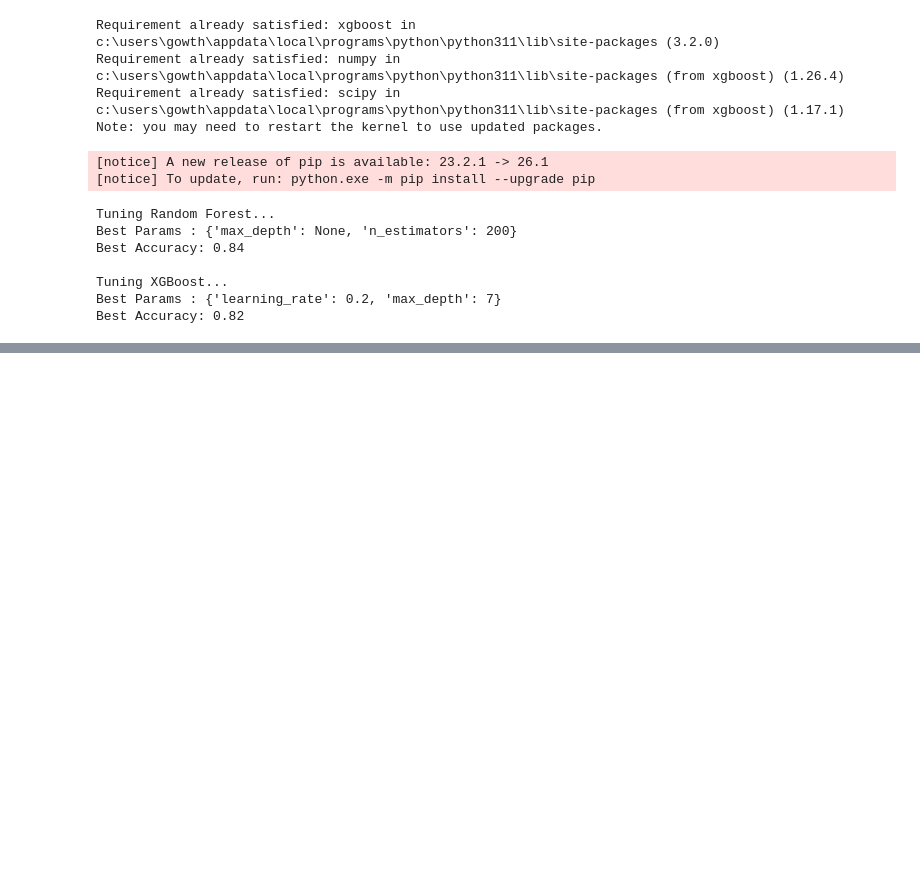
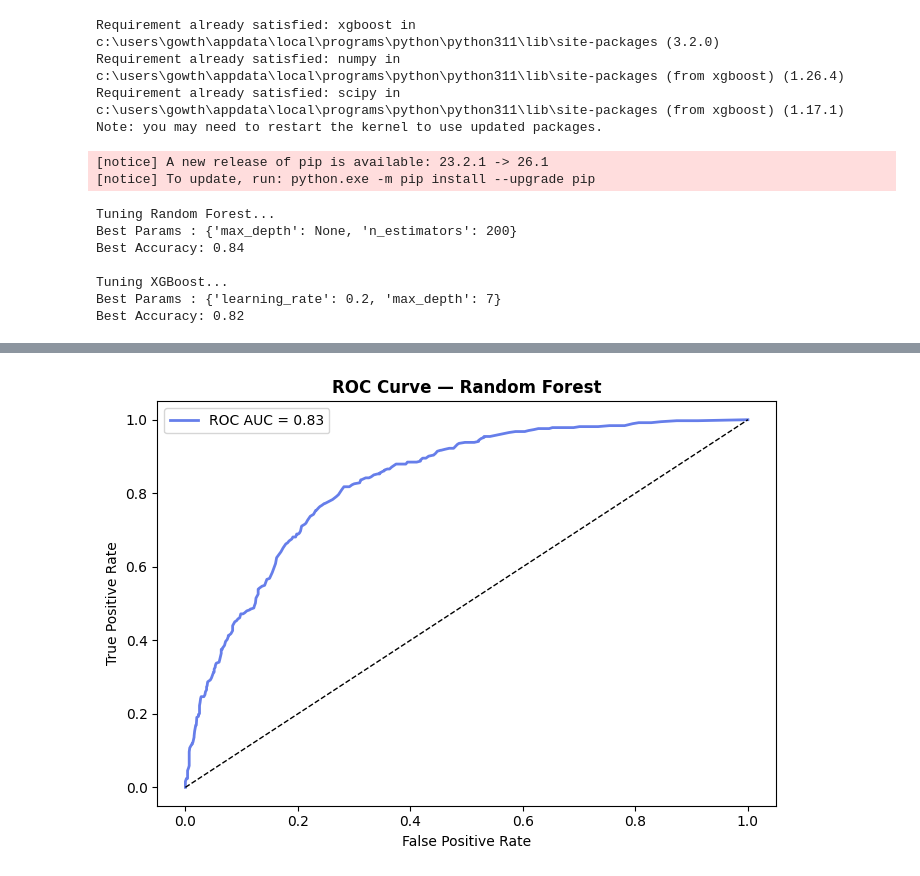
Before and after one commit to Gowrykrishna/Customer_Churn_Prediction, a Jupyter notebook: churn_analysis.ipynb, the cells around one changed output, grey strips where cells are left out. Cells and saved outputs as stored; diff of their text form; code cells hidden in the pictures; blank space fills up the shorter version.

```diff
--- a/churn_analysis.ipynb
+++ b/churn_analysis.ipynb
@@ -465,0 +510,15 @@ Best Accuracy: 0.82
+# %%
+# ROC Curve
+fpr, tpr, _ = roc_curve(y_test, y_test_prob)
+plt.figure(figsize=(7, 5))
+plt.plot(fpr, tpr, color='#667eea', lw=2,
+         label=f'ROC AUC = {roc_auc_score(y_test, y_test_prob):.2f}')
+plt.plot([0, 1], [0, 1], 'k--', lw=1)
+plt.xlabel('False Positive Rate')
+plt.ylabel('True Positive Rate')
+plt.title('ROC Curve — Random Forest', fontweight='bold')
+plt.legend()
+plt.tight_layout()
+plt.show()
+# %% [output]
+[figure, added]
```
Also changed, not shown: parts of 2 cells of this notebook.
